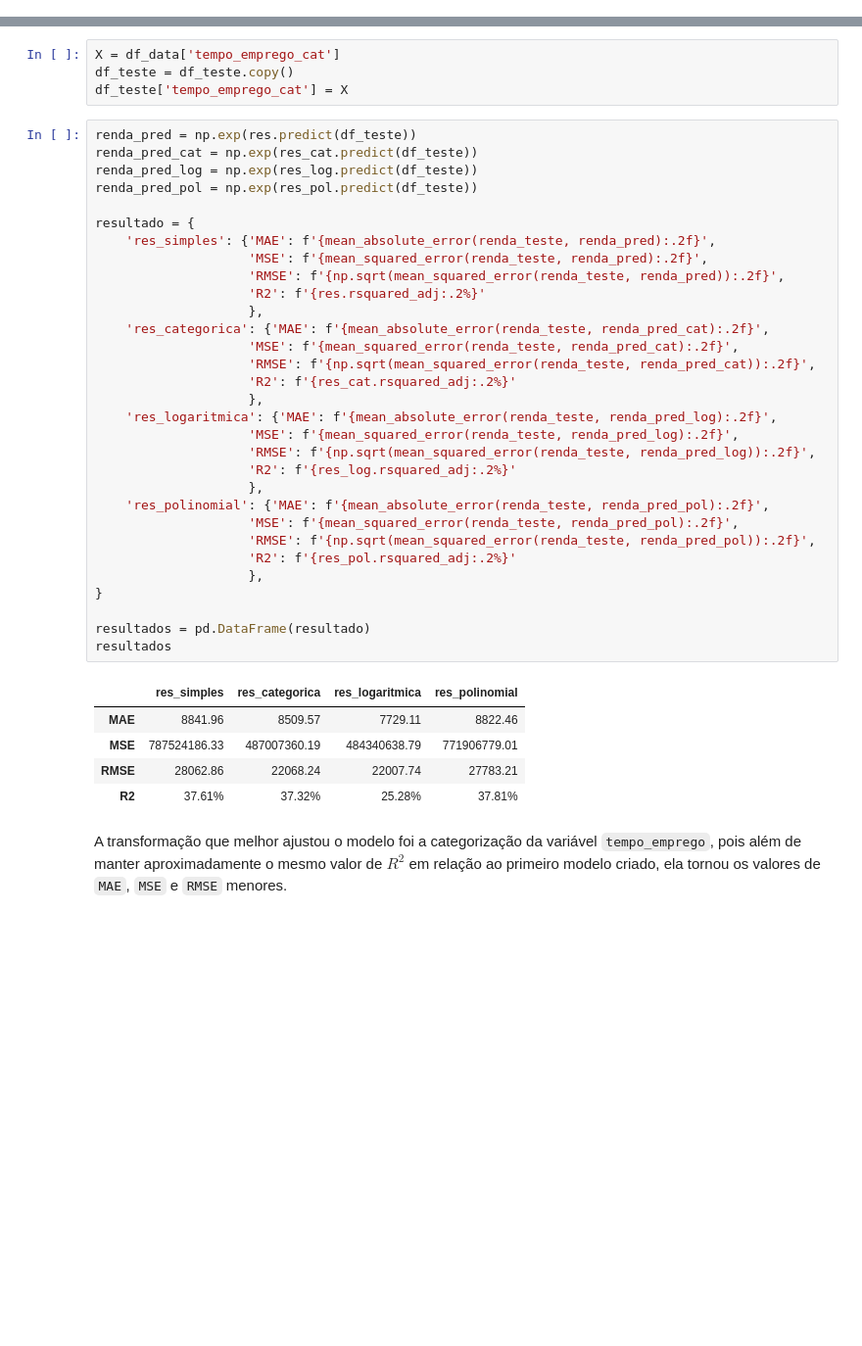
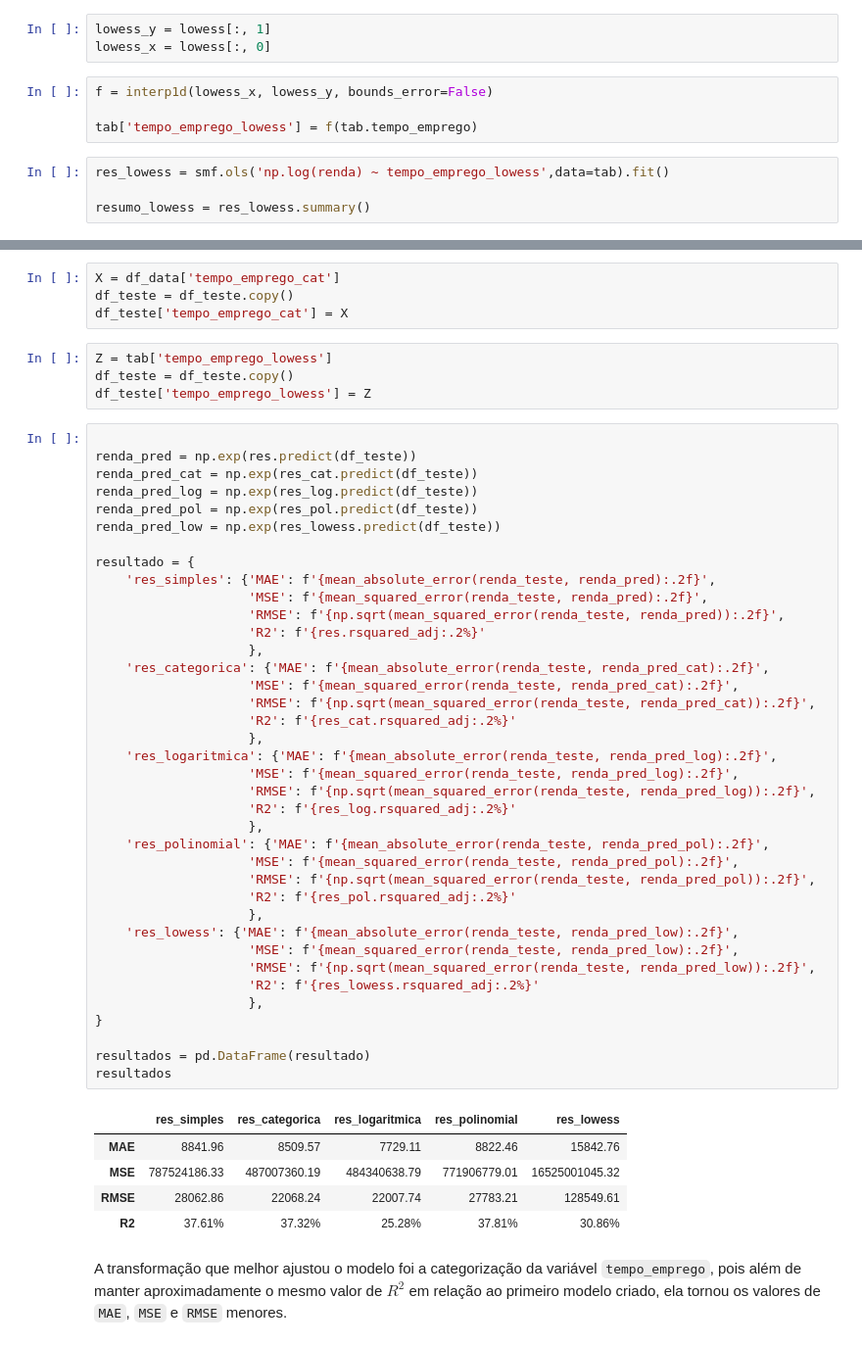
Before and after one commit to nobrevitor/EBAC, a Jupyter notebook: Modelagem estatística e Regressão com Python/Regressão III/Profissão Cientista de Dados M34 - Pratique.ipynb, the cells around one changed output, grey strips where cells are left out. Shown: that part at 98% size. Cells and saved outputs as stored; diff of their text form; blank space fills up the shorter version.

```diff
--- a/Modelagem estatística e Regressão com Python/Regressão III/Profissão Cientista de Dados M34 - Pratique.ipynb
+++ b/Modelagem estatística e Regressão com Python/Regressão III/Profissão Cientista de Dados M34 - Pratique.ipynb
@@ -243,0 +247,11 @@ R quadrado ajustado: 37.81%
+# %%
+lowess_y = lowess[:, 1]
+lowess_x = lowess[:, 0]
+# %%
+f = interp1d(lowess_x, lowess_y, bounds_error=False)
+
+tab['tempo_emprego_lowess'] = f(tab.tempo_emprego)
+# %%
+res_lowess = smf.ols('np.log(renda) ~ tempo_emprego_lowess',data=tab).fit()
+
+resumo_lowess = res_lowess.summary()
@@ -264,42 +288,53 @@ Avalie os resultados dos modelos construidos na base de testes.
 X = df_data['tempo_emprego_cat']
 df_teste = df_teste.copy()
 df_teste['tempo_emprego_cat'] = X
+# %%
+Z = tab['tempo_emprego_lowess']
+df_teste = df_teste.copy()
+df_teste['tempo_emprego_lowess'] = Z
 # %%
+
 renda_pred = np.exp(res.predict(df_teste))
 renda_pred_cat = np.exp(res_cat.predict(df_teste))
 renda_pred_log = np.exp(res_log.predict(df_teste))
 renda_pred_pol = np.exp(res_pol.predict(df_teste))
+renda_pred_low = np.exp(res_lowess.predict(df_teste))
 
 resultado = {
     'res_simples': {'MAE': f'{mean_absolute_error(renda_teste, renda_pred):.2f}',
                     'MSE': f'{mean_squared_error(renda_teste, renda_pred):.2f}',
                     'RMSE': f'{np.sqrt(mean_squared_error(renda_teste, renda_pred)):.2f}',
                     'R2': f'{res.rsquared_adj:.2%}'
                     },
     'res_categorica': {'MAE': f'{mean_absolute_error(renda_teste, renda_pred_cat):.2f}',
                     'MSE': f'{mean_squared_error(renda_teste, renda_pred_cat):.2f}',
                     'RMSE': f'{np.sqrt(mean_squared_error(renda_teste, renda_pred_cat)):.2f}',
                     'R2': f'{res_cat.rsquared_adj:.2%}'
                     },
     'res_logaritmica': {'MAE': f'{mean_absolute_error(renda_teste, renda_pred_log):.2f}',
                     'MSE': f'{mean_squared_error(renda_teste, renda_pred_log):.2f}',
                     'RMSE': f'{np.sqrt(mean_squared_error(renda_teste, renda_pred_log)):.2f}',
                     'R2': f'{res_log.rsquared_adj:.2%}'
                     },
     'res_polinomial': {'MAE': f'{mean_absolute_error(renda_teste, renda_pred_pol):.2f}',
                     'MSE': f'{mean_squared_error(renda_teste, renda_pred_pol):.2f}',
                     'RMSE': f'{np.sqrt(mean_squared_error(renda_teste, renda_pred_pol)):.2f}',
                     'R2': f'{res_pol.rsquared_adj:.2%}'
                     },
+    'res_lowess': {'MAE': f'{mean_absolute_error(renda_teste, renda_pred_low):.2f}',
+                    'MSE': f'{mean_squared_error(renda_teste, renda_pred_low):.2f}',
+                    'RMSE': f'{np.sqrt(mean_squared_error(renda_teste, renda_pred_low)):.2f}',
+                    'R2': f'{res_lowess.rsquared_adj:.2%}'
+                    },
 }
 
 resultados = pd.DataFrame(resultado)
 resultados
 # %% [output]
-|  | res_simples | res_categorica | res_logaritmica | res_polinomial |
-| MAE | 8841.96 | 8509.57 | 7729.11 | 8822.46 |
-| MSE | 787524186.33 | 487007360.19 | 484340638.79 | 771906779.01 |
-| RMSE | 28062.86 | 22068.24 | 22007.74 | 27783.21 |
-| R2 | 37.61% | 37.32% | 25.28% | 37.81% |
+|  | res_simples | res_categorica | res_logaritmica | res_polinomial | res_lowess |
+| MAE | 8841.96 | 8509.57 | 7729.11 | 8822.46 | 15842.76 |
+| MSE | 787524186.33 | 487007360.19 | 484340638.79 | 771906779.01 | 16525001045.32 |
+| RMSE | 28062.86 | 22068.24 | 22007.74 | 27783.21 | 128549.61 |
+| R2 | 37.61% | 37.32% | 25.28% | 37.81% | 30.86% |
 # %% [markdown]
 A transformação que melhor ajustou o modelo foi a categorização da variável `tempo_emprego`, pois além de manter aproximadamente o mesmo valor de $R^2$ em relação ao primeiro modelo criado, ela tornou os valores de `MAE`, `MSE` e `RMSE` menores.
```
Also changed, not shown: parts of 4 cells of this notebook.
